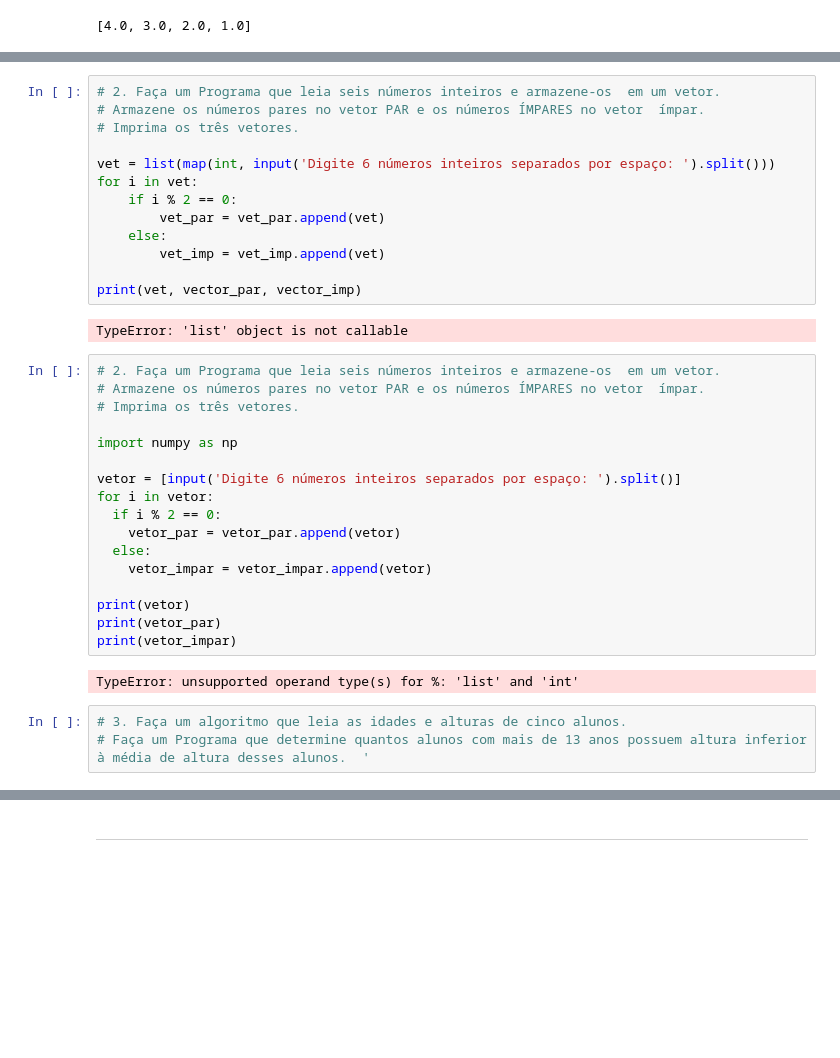
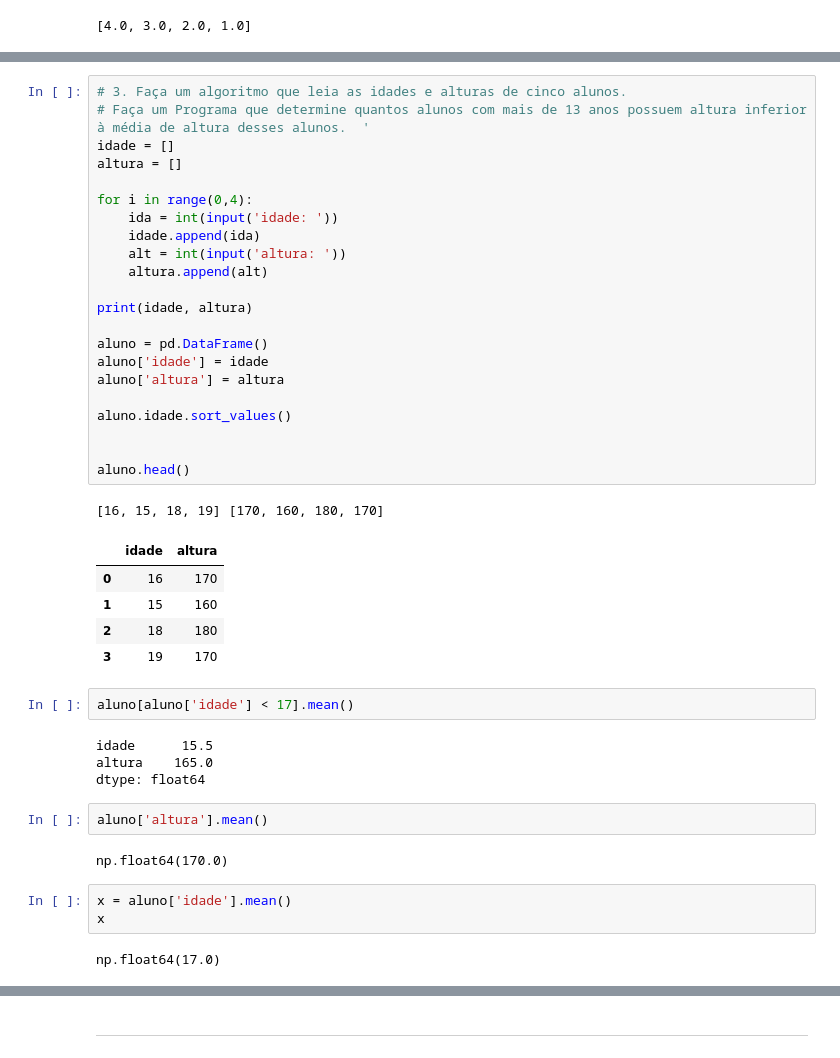
Before and after one commit to hevertonvalerio/Ciencia_de_dados_Mackenzie, a Jupyter notebook: modulo_2/Algoritimo e Programação II/Anotações Algoritmo e Programação II.ipynb, the cells around one changed output, grey strips where cells are left out. Drawn from its saved outputs; the diff is of its cells as text; blank space fills up the shorter version.

```diff
--- a/modulo_2/Algoritimo e Programação II/Anotações Algoritmo e Programação II.ipynb
+++ b/modulo_2/Algoritimo e Programação II/Anotações Algoritmo e Programação II.ipynb
@@ -322,37 +309,44 @@ print(vet, vector_par, vector_imp)
-# %%
-# 2. Faça um Programa que leia seis números inteiros e armazene-os  em um vetor.
-# Armazene os números pares no vetor PAR e os números ÍMPARES no vetor  ímpar.
-# Imprima os três vetores.
-
-vet = list(map(int, input('Digite 6 números inteiros separados por espaço: ').split()))
-for i in vet:
-    if i % 2 == 0:
-        vet_par = vet_par.append(vet)
-    else:
-        vet_imp = vet_imp.append(vet)
-
-print(vet, vector_par, vector_imp)
-# %% [output]
-TypeError: 'list' object is not callable
-# %%
-# 2. Faça um Programa que leia seis números inteiros e armazene-os  em um vetor.
-# Armazene os números pares no vetor PAR e os números ÍMPARES no vetor  ímpar.
-# Imprima os três vetores.
-
-import numpy as np
-
-vetor = [input('Digite 6 números inteiros separados por espaço: ').split()]
-for i in vetor:
-  if i % 2 == 0:
-    vetor_par = vetor_par.append(vetor)
-  else:
-    vetor_impar = vetor_impar.append(vetor)
-
-print(vetor)
-print(vetor_par)
-print(vetor_impar)
-# %% [output]
-TypeError: unsupported operand type(s) for %: 'list' and 'int'
 # %%
 # 3. Faça um algoritmo que leia as idades e alturas de cinco alunos.
 # Faça um Programa que determine quantos alunos com mais de 13 anos possuem altura inferior à média de altura desses alunos.  '
+idade = []
+altura = []
+
+for i in range(0,4):
+    ida = int(input('idade: '))
+    idade.append(ida)
+    alt = int(input('altura: '))
+    altura.append(alt)
+
+print(idade, altura)
+
+aluno = pd.DataFrame()
+aluno['idade'] = idade
+aluno['altura'] = altura
+
+aluno.idade.sort_values()
+
+
+aluno.head()
+# %% [output]
+[16, 15, 18, 19] [170, 160, 180, 170]
+|  | idade | altura |
+| 0 | 16 | 170 |
+| 1 | 15 | 160 |
+| 2 | 18 | 180 |
+| 3 | 19 | 170 |
+# %%
+aluno[aluno['idade'] < 17].mean()
+# %% [output]
+idade      15.5
+altura    165.0
+dtype: float64
+# %%
+aluno['altura'].mean()
+# %% [output]
+np.float64(170.0)
+# %%
+x = aluno['idade'].mean()
+x
+# %% [output]
+np.float64(17.0)
```
Also changed, not shown: parts of 3 cells of this notebook.
